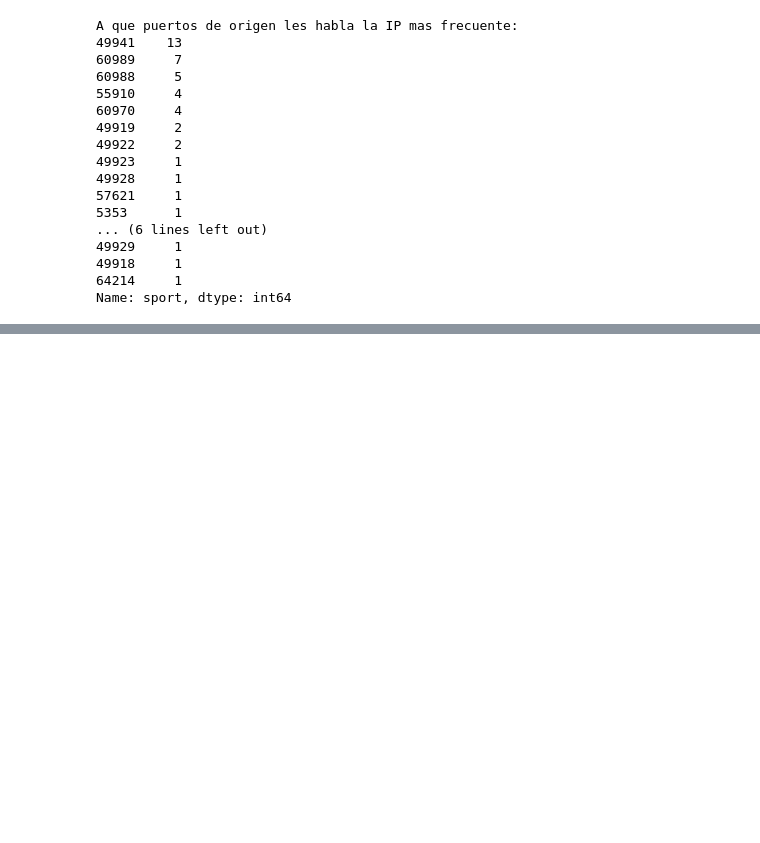
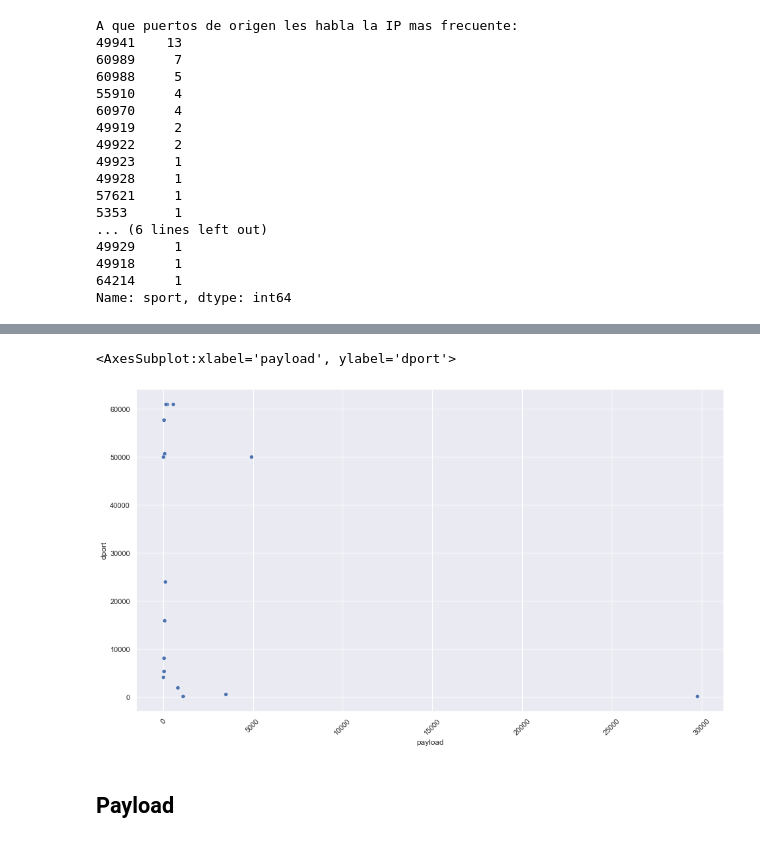
Before and after one commit to DouglasDL28/IDS, a Jupyter notebook: packet_analysis.ipynb, the cells around one changed output, grey strips where cells are left out. Saved outputs shown, nothing was run; the diff lists cells and outputs as text; code cells hidden in the pictures; blank space fills up the shorter version.

```diff
--- a/packet_analysis.ipynb
+++ b/packet_analysis.ipynb
@@ -290,0 +332,11 @@ Name: sport, dtype: int64
+# %%
+plt.figure(figsize=(16,9))
+plt.xticks(rotation=45)
+
+data = df.groupby(['dport'])['payload'].sum()
+sns.scatterplot(x=data, y=data.index)
+# %% [output]
+<AxesSubplot:xlabel='payload', ylabel='dport'>
+[figure, added]
+# %% [markdown]
+## Payload
```
Also changed, not shown: parts of 8 cells of this notebook.
